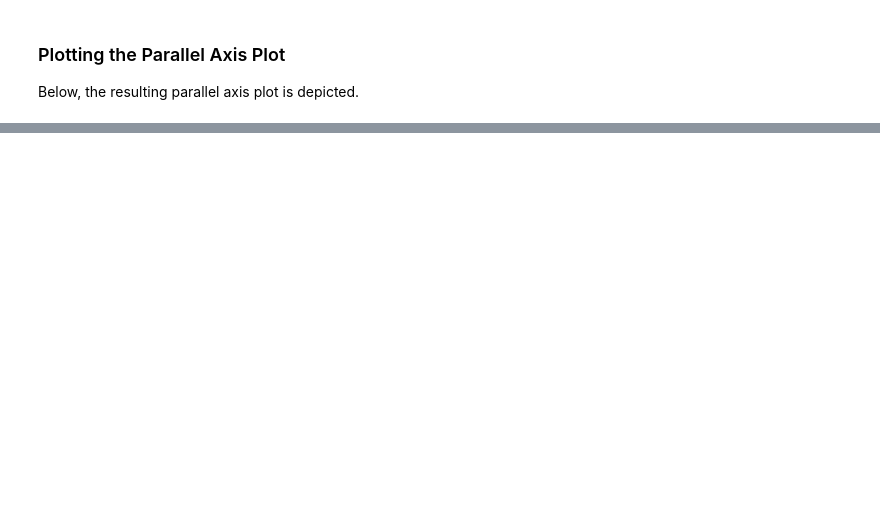
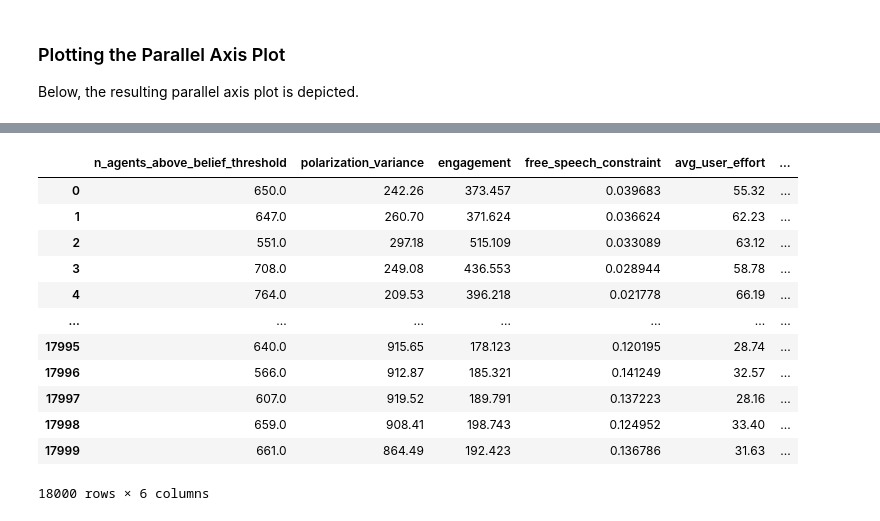
Before and after one commit to felicity-reddel/MisinfoPy, a Jupyter notebook: dmdu/exploration/ref_scenario_parcoords.ipynb, the cells around one changed output, grey strips where cells are left out. Saved outputs shown, nothing was run; the diff lists cells and outputs as text; code cells hidden in the pictures; blank space fills up the shorter version.

```diff
--- a/dmdu/exploration/ref_scenario_parcoords.ipynb
+++ b/dmdu/exploration/ref_scenario_parcoords.ipynb
@@ -57,0 +166,18 @@ parcoords_color_by(out, 'belief_update_fn')
+# %%
+
+out_avg_over_seeds = []
+out
+# %% [output]
+|  | n_agents_above_belief_threshold | polarization_variance | engagement | free_speech_constraint | avg_user_effort | ... |
+| 0 | 650.0 | 242.26 | 373.457 | 0.039683 | 55.32 | ... |
+| 1 | 647.0 | 260.70 | 371.624 | 0.036624 | 62.23 | ... |
+| 2 | 551.0 | 297.18 | 515.109 | 0.033089 | 63.12 | ... |
+| 3 | 708.0 | 249.08 | 436.553 | 0.028944 | 58.78 | ... |
+| 4 | 764.0 | 209.53 | 396.218 | 0.021778 | 66.19 | ... |
+| ... | ... | ... | ... | ... | ... | ... |
+| 17995 | 640.0 | 915.65 | 178.123 | 0.120195 | 28.74 | ... |
+| 17996 | 566.0 | 912.87 | 185.321 | 0.141249 | 32.57 | ... |
+| 17997 | 607.0 | 919.52 | 189.791 | 0.137223 | 28.16 | ... |
+| 17998 | 659.0 | 908.41 | 198.743 | 0.124952 | 33.40 | ... |
+| 17999 | 661.0 | 864.49 | 192.423 | 0.136786 | 31.63 | ... |
+18000 rows × 6 columns
```
Also changed, not shown: parts of 24 cells of this notebook.
